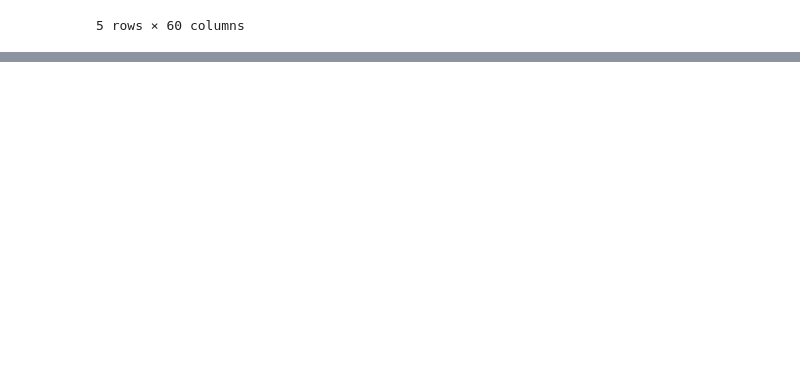
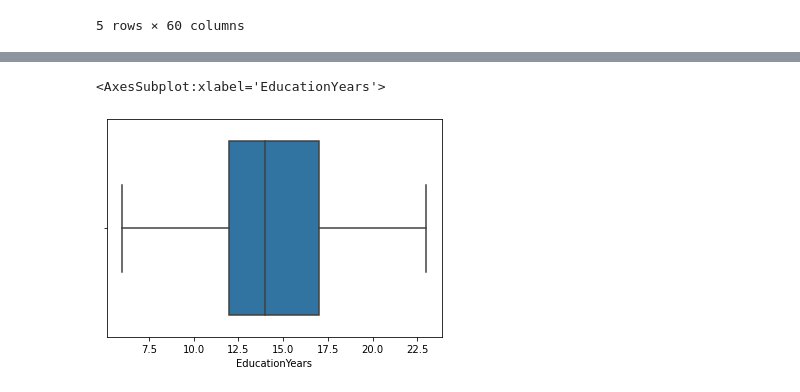
Before and after one commit to anirudh0809/AAI_assignments, a Jupyter notebook: Segmentation/segmentation.ipynb, the cells around one changed output, grey strips where cells are left out. Saved outputs shown, nothing was run; the diff lists cells and outputs as text; code cells hidden in the pictures; blank space fills up the shorter version.

```diff
--- a/Segmentation/segmentation.ipynb
+++ b/Segmentation/segmentation.ipynb
@@ -114,0 +207,5 @@ df.head()
+# %%
+sns.boxplot(x = df['EducationYears'])
+# %% [output]
+<AxesSubplot:xlabel='EducationYears'>
+[figure, added]
```
Also changed, not shown: parts of 45 cells of this notebook.
